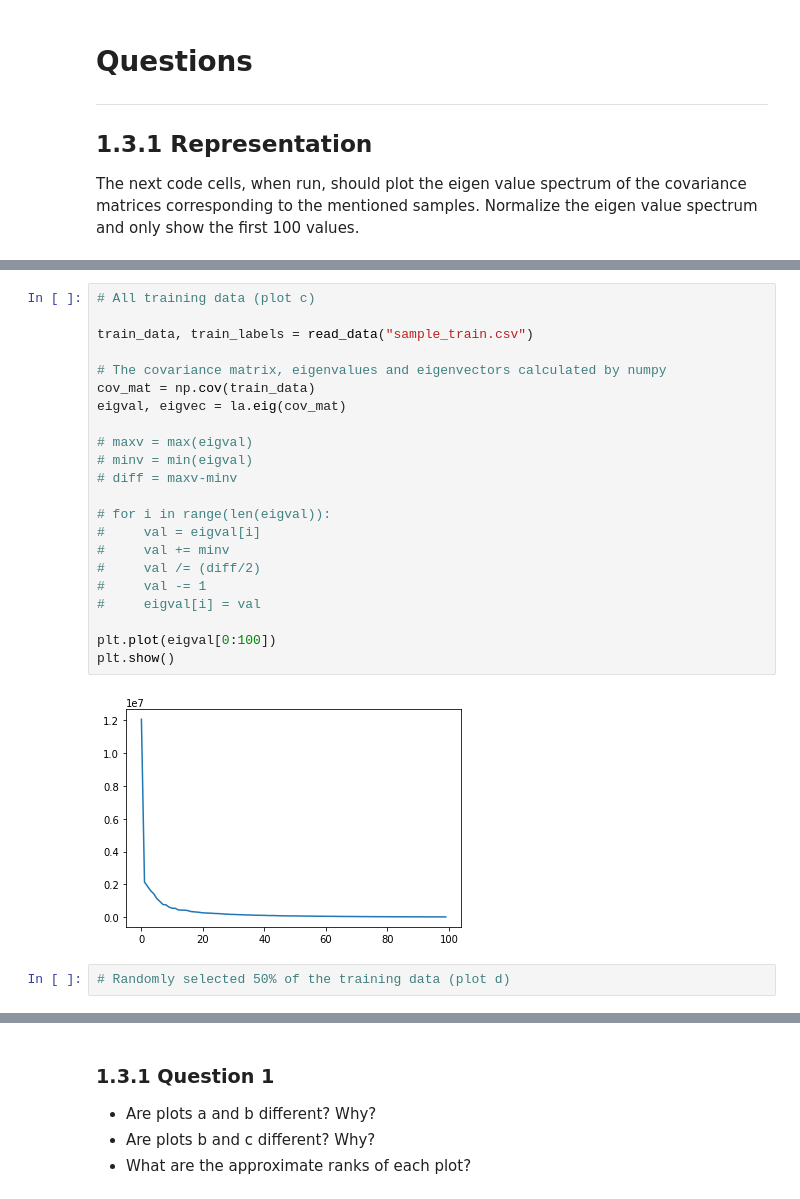
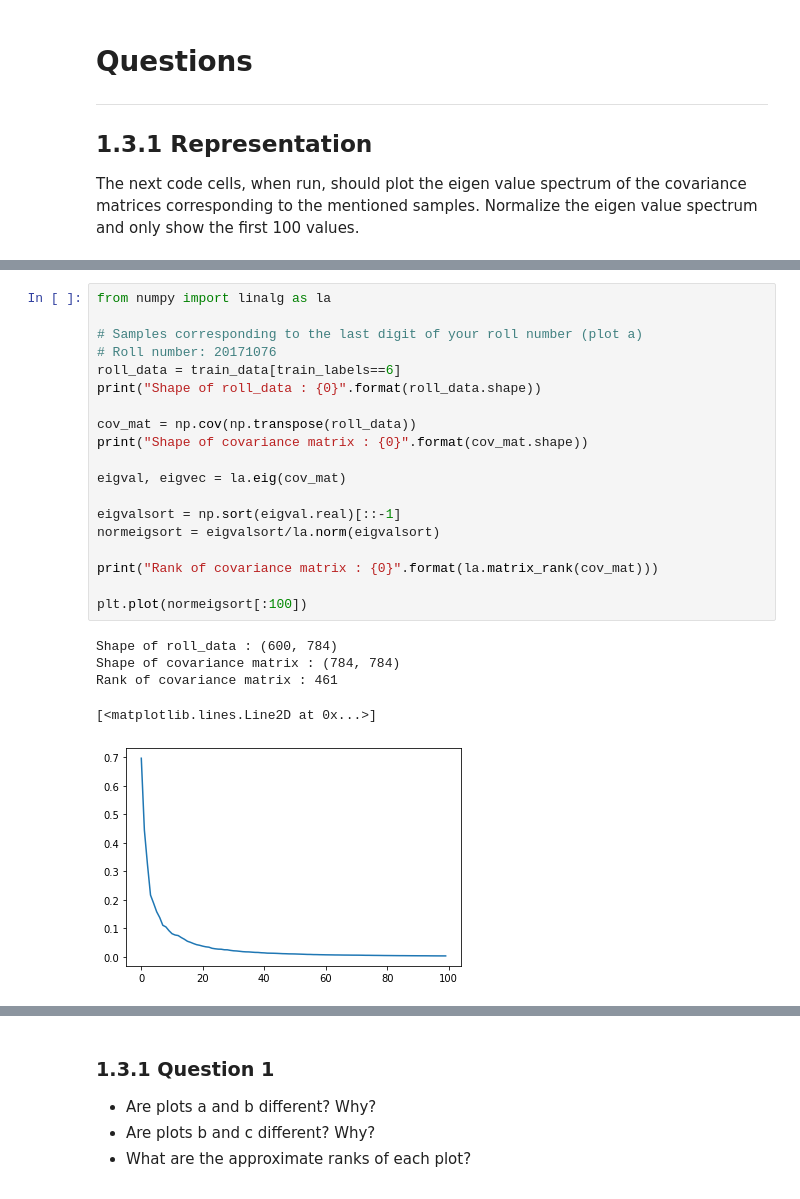
Before and after one commit to zubairabid/Semester5, a Jupyter notebook: SMAI/Assignment/1/assignment1/20171076.ipynb, the cells around one changed output, grey strips where cells are left out. Drawn from its saved outputs; the diff is of its cells as text.

```diff
--- a/SMAI/Assignment/1/assignment1/20171076.ipynb
+++ b/SMAI/Assignment/1/assignment1/20171076.ipynb
@@ -121,26 +59,25 @@ plt.show()
-# %%
-# All training data (plot c)
-
-train_data, train_labels = read_data("sample_train.csv")
-
-# The covariance matrix, eigenvalues and eigenvectors calculated by numpy
-cov_mat = np.cov(train_data)
-eigval, eigvec = la.eig(cov_mat)
-
-# maxv = max(eigval)
-# minv = min(eigval)
-# diff = maxv-minv
-
-# for i in range(len(eigval)):
-#     val = eigval[i]
-#     val += minv
-#     val /= (diff/2)
-#     val -= 1
-#     eigval[i] = val
-
-plt.plot(eigval[0:100])
-plt.show()
-# %% [output]
-[figure, removed]
-# %%
-# Randomly selected 50% of the training data (plot d)
+# %%
+from numpy import linalg as la
+
+# Samples corresponding to the last digit of your roll number (plot a)
+# Roll number: 20171076
+roll_data = train_data[train_labels==6]
+print("Shape of roll_data : {0}".format(roll_data.shape))
+
+cov_mat = np.cov(np.transpose(roll_data))
+print("Shape of covariance matrix : {0}".format(cov_mat.shape))
+
+eigval, eigvec = la.eig(cov_mat)
+
+eigvalsort = np.sort(eigval.real)[::-1]
+normeigsort = eigvalsort/la.norm(eigvalsort)
+
+print("Rank of covariance matrix : {0}".format(la.matrix_rank(cov_mat)))
+
+plt.plot(normeigsort[:100])
+# %% [output]
+Shape of roll_data : (600, 784)
+Shape of covariance matrix : (784, 784)
+Rank of covariance matrix : 461
+[<matplotlib.lines.Line2D at 0x...>]
+[figure, added]
```
Also changed, not shown: parts of 6 cells of this notebook, 5 other files.
